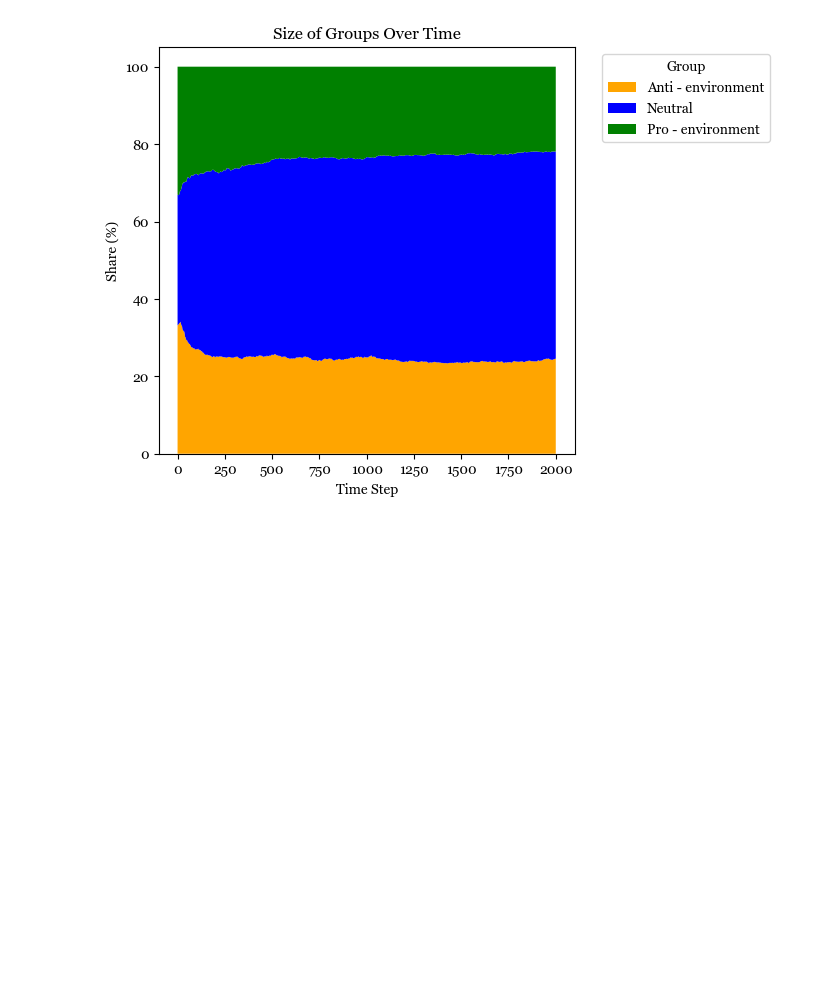
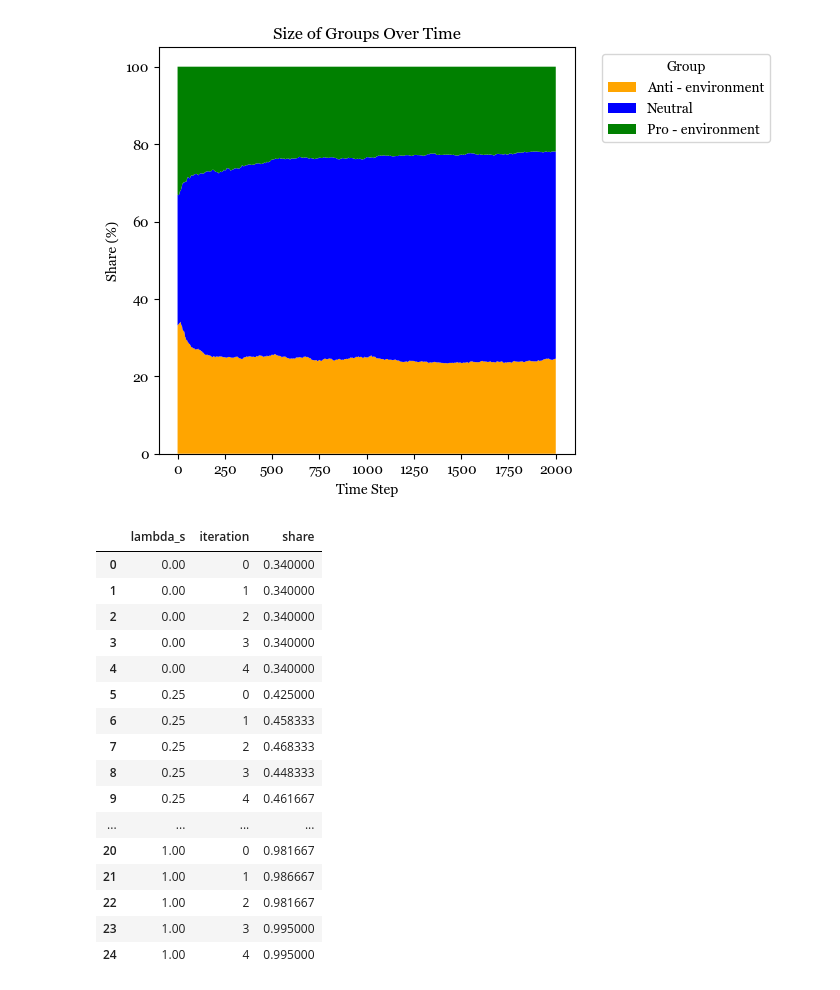
Before and after one commit to s-herrerag/enviromental_behavior_dynamics, a Jupyter notebook: tests_networkx.ipynb, the cells around one changed output. Cells and saved outputs as stored; diff of their text form; code cells hidden in the pictures; blank space fills up the shorter version.

```diff
--- a/tests_networkx.ipynb
+++ b/tests_networkx.ipynb
@@ -228,0 +242,20 @@ results_batch_df.to_csv("results_batch_df.csv")
+# %%
+grouped_iterations
+# %% [output]
+|  | lambda_s | iteration | share |
+| 0 | 0.00 | 0 | 0.340000 |
+| 1 | 0.00 | 1 | 0.340000 |
+| 2 | 0.00 | 2 | 0.340000 |
+| 3 | 0.00 | 3 | 0.340000 |
+| 4 | 0.00 | 4 | 0.340000 |
+| 5 | 0.25 | 0 | 0.425000 |
+| 6 | 0.25 | 1 | 0.458333 |
+| 7 | 0.25 | 2 | 0.468333 |
+| 8 | 0.25 | 3 | 0.448333 |
+| 9 | 0.25 | 4 | 0.461667 |
+| ... | ... | ... | ... |
+| 20 | 1.00 | 0 | 0.981667 |
+| 21 | 1.00 | 1 | 0.986667 |
+| 22 | 1.00 | 2 | 0.981667 |
+| 23 | 1.00 | 3 | 0.995000 |
+| 24 | 1.00 | 4 | 0.995000 |
```
Also changed, not shown: parts of 16 cells of this notebook, 2 other files.
